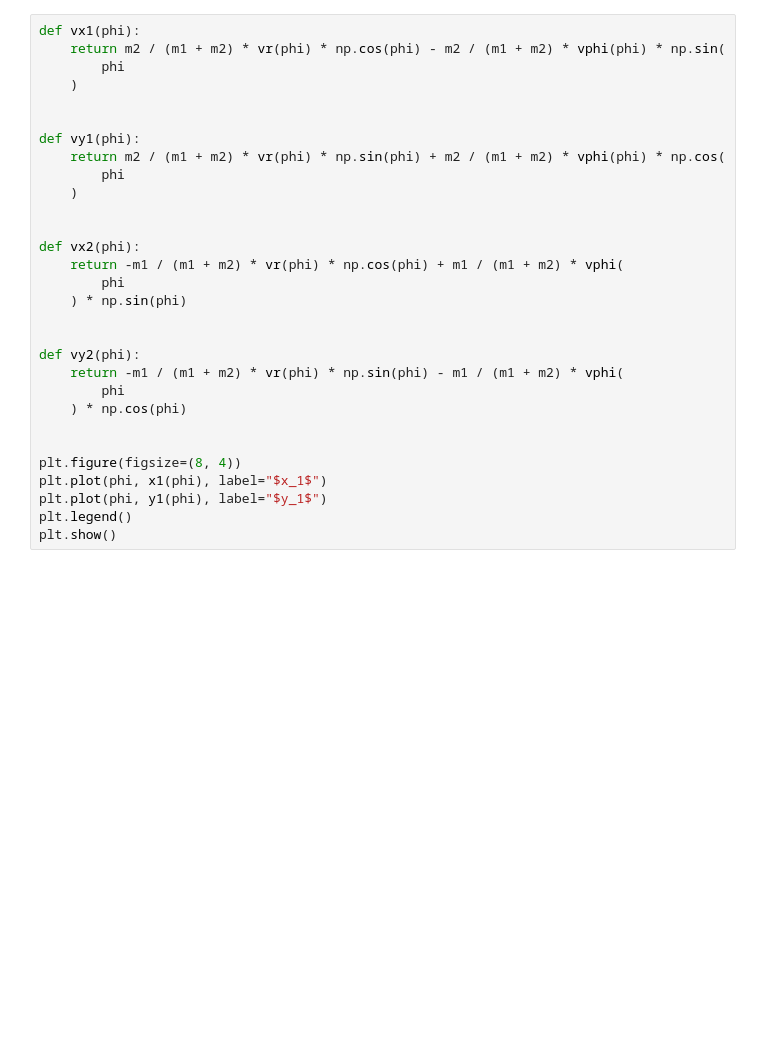
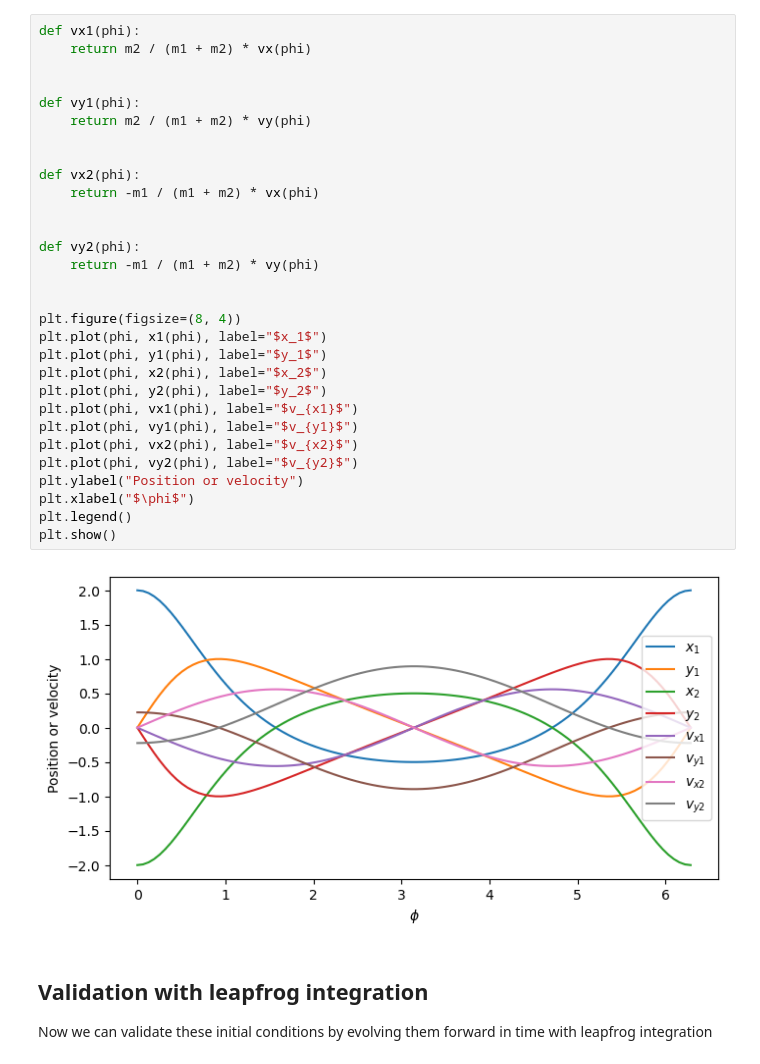
Before and after one commit to jmduarte/phys141, a Jupyter notebook: lectures/17_Kepler.ipynb, the cells around one changed output. Drawn from its saved outputs; the diff is of its cells as text; blank space fills up the shorter version.

```diff
--- a/lectures/17_Kepler.ipynb
+++ b/lectures/17_Kepler.ipynb
@@ -70,30 +124,36 @@ plt.show()
 # %%
 def vx1(phi):
-    return m2 / (m1 + m2) * vr(phi) * np.cos(phi) - m2 / (m1 + m2) * vphi(phi) * np.sin(
-        phi
-    )
+    return m2 / (m1 + m2) * vx(phi)
 
 
 def vy1(phi):
-    return m2 / (m1 + m2) * vr(phi) * np.sin(phi) + m2 / (m1 + m2) * vphi(phi) * np.cos(
-        phi
-    )
+    return m2 / (m1 + m2) * vy(phi)
 
 
 def vx2(phi):
-    return -m1 / (m1 + m2) * vr(phi) * np.cos(phi) + m1 / (m1 + m2) * vphi(
-        phi
-    ) * np.sin(phi)
+    return -m1 / (m1 + m2) * vx(phi)
 
 
 def vy2(phi):
-    return -m1 / (m1 + m2) * vr(phi) * np.sin(phi) - m1 / (m1 + m2) * vphi(
-        phi
-    ) * np.cos(phi)
+    return -m1 / (m1 + m2) * vy(phi)
 
 
 plt.figure(figsize=(8, 4))
 plt.plot(phi, x1(phi), label="$x_1$")
 plt.plot(phi, y1(phi), label="$y_1$")
+plt.plot(phi, x2(phi), label="$x_2$")
+plt.plot(phi, y2(phi), label="$y_2$")
+plt.plot(phi, vx1(phi), label="$v_{x1}$")
+plt.plot(phi, vy1(phi), label="$v_{y1}$")
+plt.plot(phi, vx2(phi), label="$v_{x2}$")
+plt.plot(phi, vy2(phi), label="$v_{y2}$")
+plt.ylabel("Position or velocity")
+plt.xlabel("$\phi$")
 plt.legend()
 plt.show()
+# %% [output]
+[figure, added]
+# %% [markdown]
+## Validation with leapfrog integration
+
+Now we can validate these initial conditions by evolving them forward in time with leapfrog integration
```
Also changed, not shown: parts of 6 cells of this notebook.
